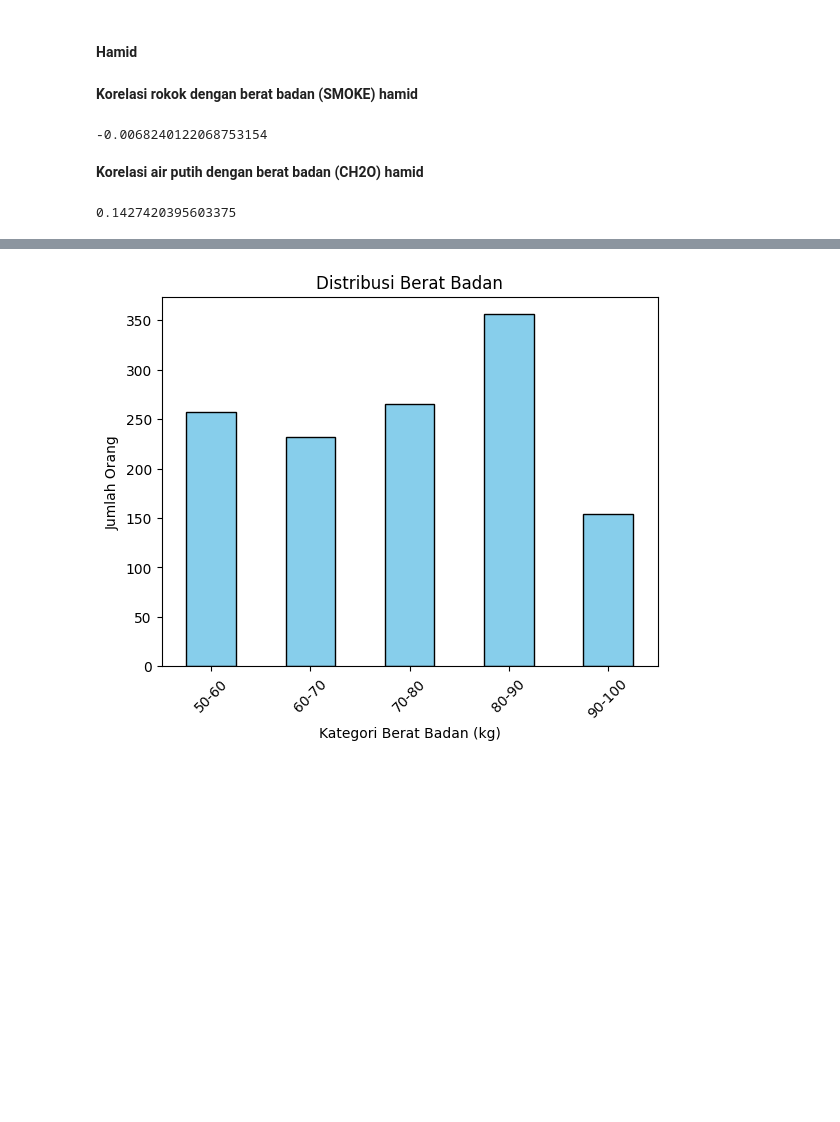
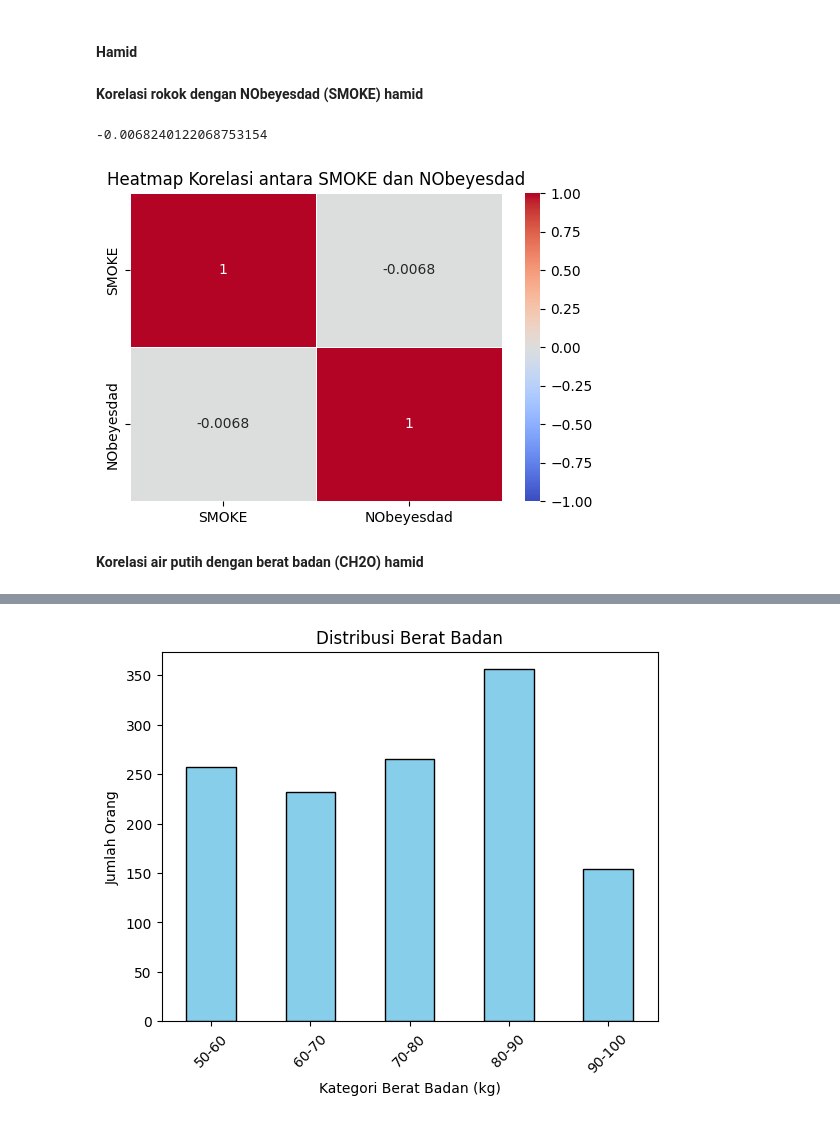
Before and after one commit to abdhaamed/abdhaamed, a Jupyter notebook: Statistika_tubes.ipynb, the cells around one changed output, grey strips where cells are left out. Cells and saved outputs as stored; diff of their text form; code cells hidden in the pictures; blank space fills up the shorter version.

Commit message:
Edit punya hamid

```diff
--- a/Statistika_tubes.ipynb
+++ b/Statistika_tubes.ipynb
@@ -248,16 +248,24 @@ Tabel Jumlah Orang Terkena Obesitas Sesuai Atribut NObeyesdad:
 # %% [markdown]
 #### Hamid
 # %% [markdown]
-**Korelasi rokok dengan berat badan (SMOKE) hamid**
+**Korelasi rokok dengan NObeyesdad (SMOKE) hamid**
-# %%
-correlation = obesity['SMOKE'].corr(obesity['NObeyesdad'])
-print(correlation)
-# %% [output]
--0.0068240122068753154
+# %%
+correlation_smoke = obesity['SMOKE'].corr(obesity['NObeyesdad'])
+print(correlation_smoke)
+
+# Membuat DataFrame dengan hanya kolom 'CALC' dan 'NObeyesdad'
+subset = obesity[['SMOKE', 'NObeyesdad']]
+
+# Hitung matriks korelasi untuk subset tersebut
+correlation_matrix = subset.corr()
+
+# Plot heatmap menggunakan seaborn
+plt.figure(figsize=(6, 4))
+sns.heatmap(correlation_matrix, annot=True, cmap='coolwarm', linewidths=0.5, vmin=-1, vmax=1)
+plt.title('Heatmap Korelasi antara SMOKE dan NObeyesdad')
+plt.show()
+# %% [output]
+-0.0068240122068753154
+[figure, added]
 # %% [markdown]
 **Korelasi air putih dengan berat badan (CH2O) hamid**
-# %%
-correlation_ch2o = obesity['CH2O'].corr(obesity['NObeyesdad'])
-print(correlation_ch2o)
-# %% [output]
-0.1427420395603375
```
Also changed, not shown: parts of 6 cells of this notebook.
